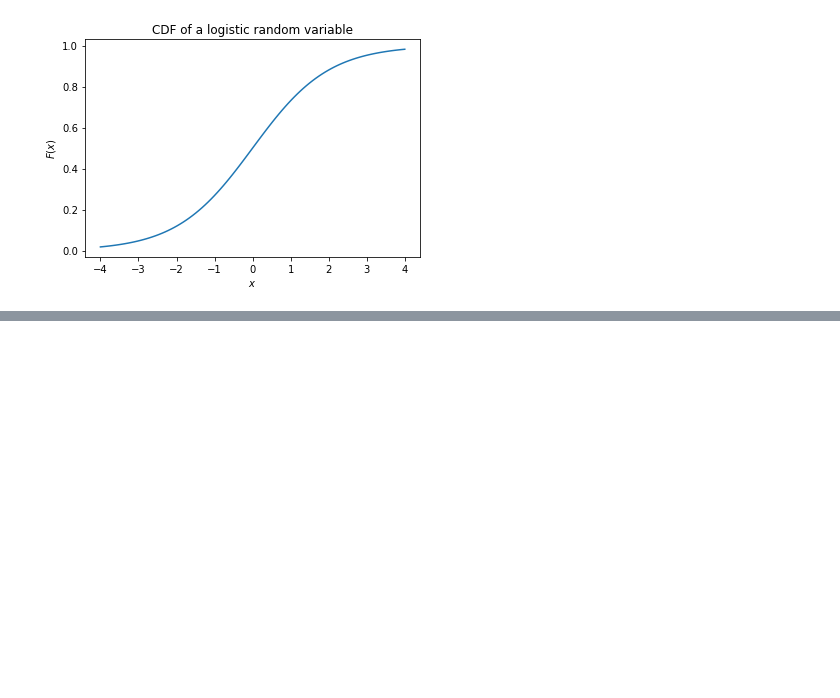
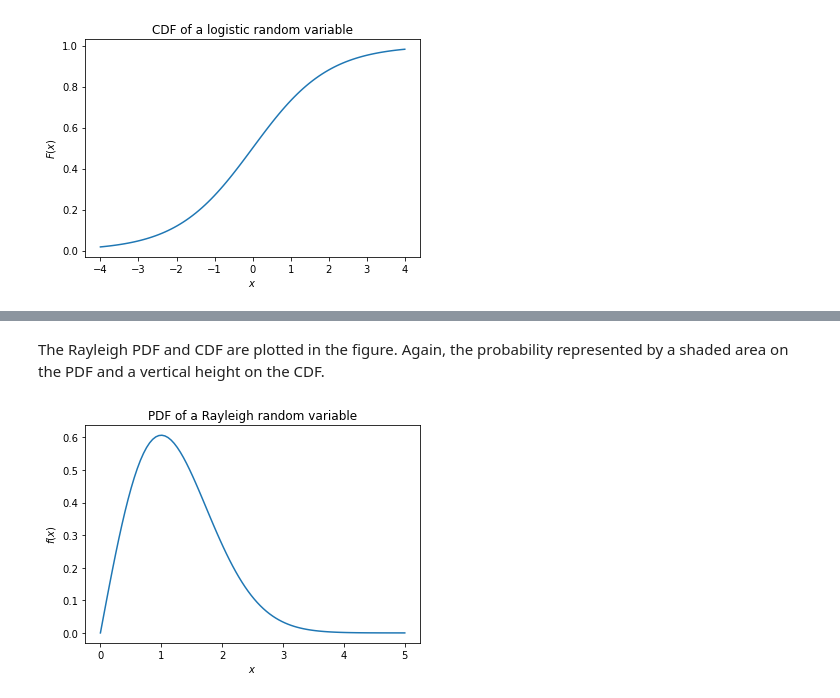
Before and after one commit to quantinsights/calculus_based_probability, a Jupyter notebook: lec05 - Continuous Random Variables.ipynb, the cells around one changed output, grey strips where cells are left out. Cells and saved outputs as stored; diff of their text form; code cells hidden in the pictures; blank space fills up the shorter version.

Commit message:
continuous random variables

```diff
--- a/lec05 - Continuous Random Variables.ipynb
+++ b/lec05 - Continuous Random Variables.ipynb
@@ -132,0 +148,19 @@ plt.show()
+# %% [markdown]
+The Rayleigh PDF and CDF are plotted in the figure. Again, the probability represented by a shaded area on the PDF and a vertical height on the CDF.
+# %%
+def f(x):
+    return x * math.exp((-x**2)/2)
+
+def F(x):
+    return 1 - math.exp((-x**2)/2)
+# %%
+x = np.linspace(0,5,100)
+y = list(map(f, x))
+
+plt.xlabel(r'$x$')
+plt.ylabel(r'$f(x)$')
+plt.title('PDF of a Rayleigh random variable')
+plt.plot(x,y)
+plt.show()
+# %% [output]
+[figure, added]
```
Also changed, not shown: parts of 8 cells of this notebook.
